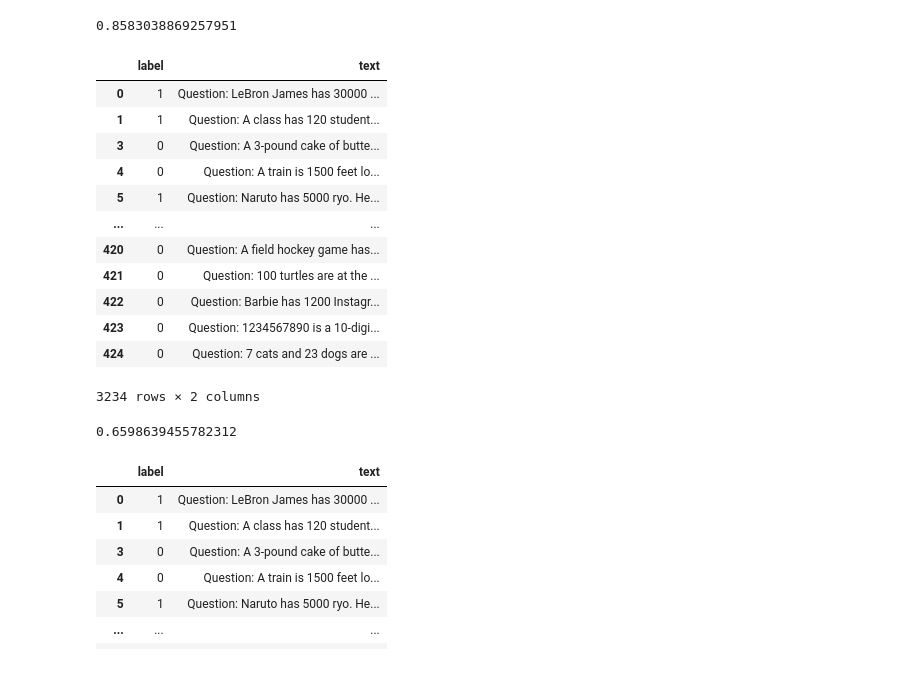
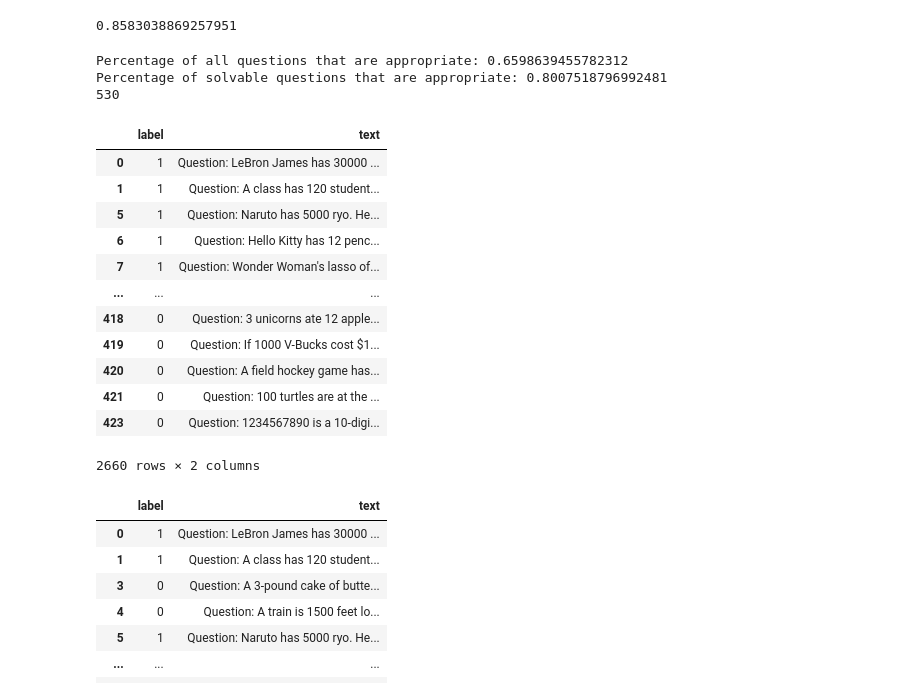
Before and after one commit to bryanchrist/llama2-70b, a Jupyter notebook: Parse_Zooniverse_Export.ipynb, the cells around one changed output. Cells and saved outputs as stored; diff of their text form; code cells hidden in the pictures.

Commit message:
Running statistics on generated questions

```diff
--- a/Parse_Zooniverse_Export.ipynb
+++ b/Parse_Zooniverse_Export.ipynb
@@ -377,4 +380,4 @@ merged
 | 424 | question_2280 | 0.0 | 0 | 0 | 3216 | 7 cats and 23 dogs are in a cage.... | def solution():\n #Total cats and... | 13 | ... |
 3234 rows × 10 columns
 # %%
-merged['text'] = "Question: " + merged['question'] + "\nSolution:\n" + merged['solution'] + "\nAnswer: " + merged['answer']
+merged['text'] = "Question: " + merged['question'] + "\nAnswer: " + merged['answer']
@@ -446,28 +437,32 @@ accuracy['label'].mean()
 # %% [output]
 0.8583038869257951
 # %%
-appropriateness = merged[['appropriateness', 'text']]
+appropriateness = merged[['appropriateness', 'text', 'solvability']]
 appropriateness = appropriateness.rename({'appropriateness': 'label'}, axis = 1)
+print(f"Percentage of all questions that are appropriate: {appropriateness['label'].mean()}")
+appropriateness = appropriateness[appropriateness['solvability']==1]
+appropriateness = appropriateness[['label', 'text']]
+print(f"Percentage of solvable questions that are appropriate: {appropriateness['label'].mean()}")
+print(len(appropriateness[appropriateness['label']==0]))
 appropriateness.to_csv('data/appropriateness.csv')
 appropriateness
 # %% [output]
+Percentage of all questions that are appropriate: 0.6598639455782312
+Percentage of solvable questions that are appropriate: 0.8007518796992481
+530
 |  | label | text |
 | 0 | 1 | Question: LeBron James has 30000 ... |
 | 1 | 1 | Question: A class has 120 student... |
-| 3 | 0 | Question: A 3-pound cake of butte... |
-| 4 | 0 | Question: A train is 1500 feet lo... |
 | 5 | 1 | Question: Naruto has 5000 ryo. He... |
+| 6 | 1 | Question: Hello Kitty has 12 penc... |
+| 7 | 1 | Question: Wonder Woman's lasso of... |
 | ... | ... | ... |
+| 418 | 0 | Question: 3 unicorns ate 12 apple... |
+| 419 | 0 | Question: If 1000 V-Bucks cost $1... |
 | 420 | 0 | Question: A field hockey game has... |
 | 421 | 0 | Question: 100 turtles are at the ... |
-| 422 | 0 | Question: Barbie has 1200 Instagr... |
 | 423 | 0 | Question: 1234567890 is a 10-digi... |
-| 424 | 0 | Question: 7 cats and 23 dogs are ... |
-3234 rows × 2 columns
+2660 rows × 2 columns
-# %%
-appropriateness['label'].mean()
-# %% [output]
-0.6598639455782312
 # %%
 def good(df):
     if df['solvability']==1:
```
Also changed, not shown: parts of 5 cells of this notebook, 2 other files.
